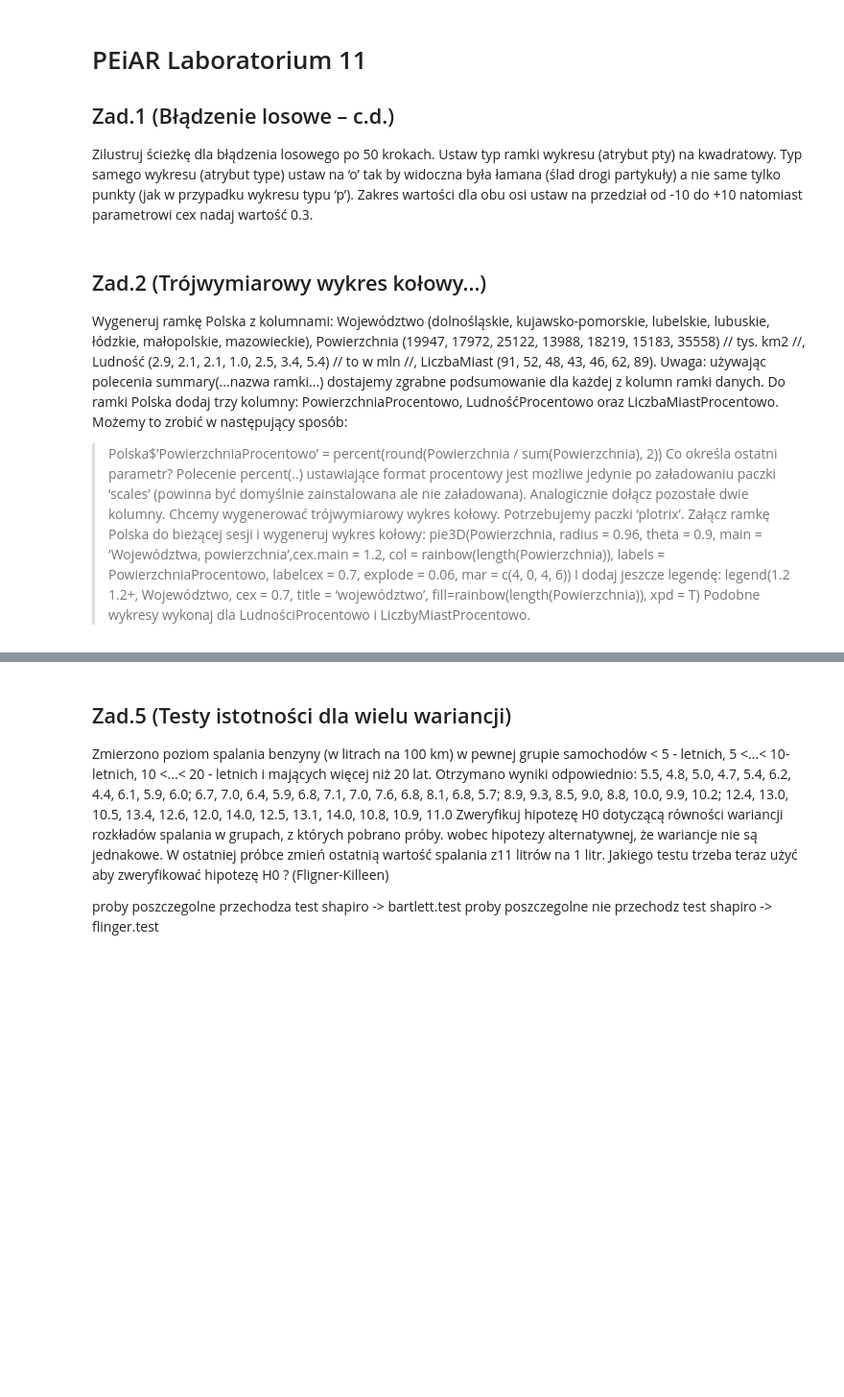
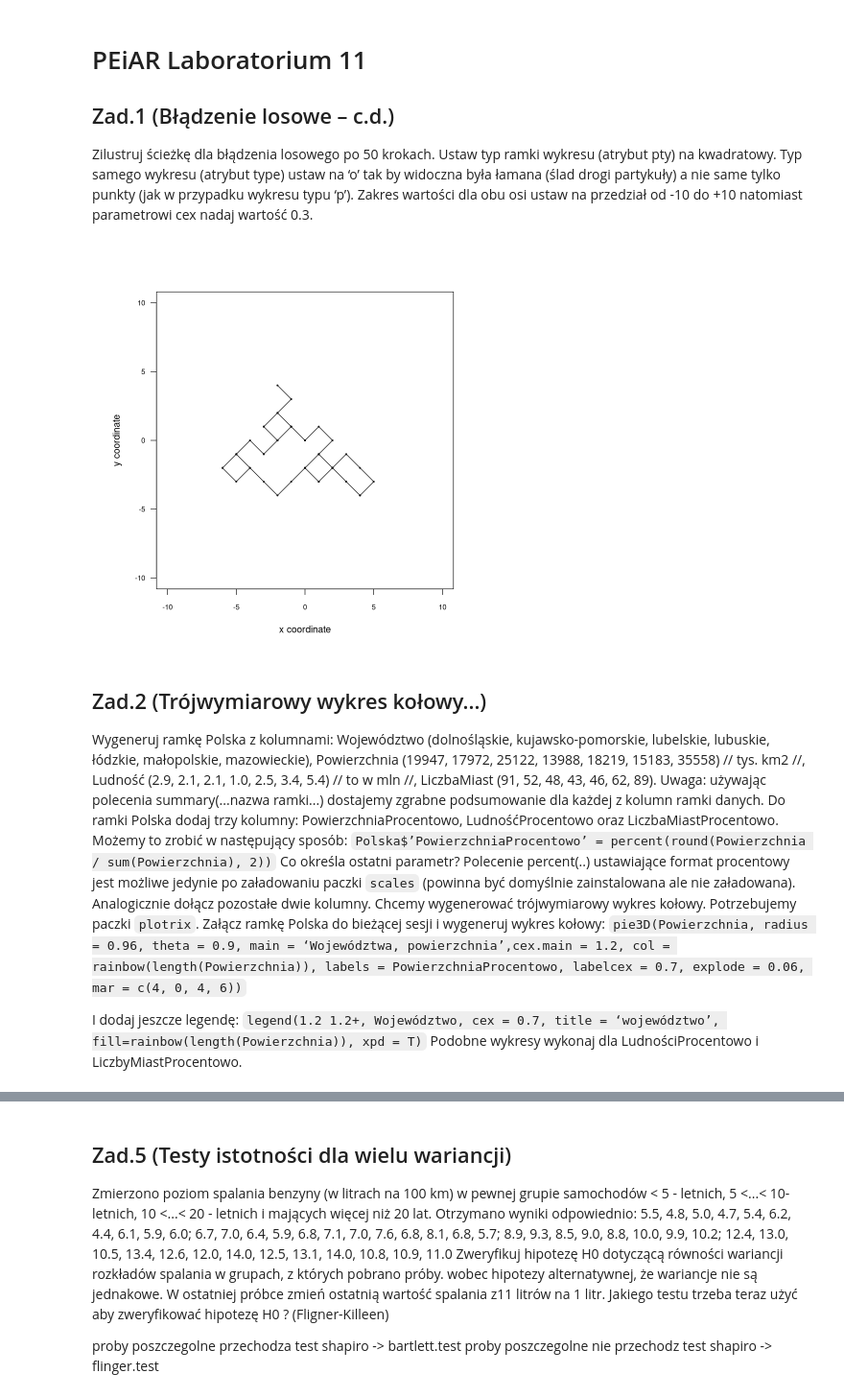
Before and after one commit to 30james00/pollub_R, a Jupyter notebook: Lab11.ipynb, the cells around one changed output, grey strips where cells are left out. Shown at 96% size. Saved outputs shown, nothing was run; the diff lists cells and outputs as text; code cells hidden in the pictures; blank space fills up the shorter version.

```diff
--- a/Lab11.ipynb
+++ b/Lab11.ipynb
@@ -6,6 +6,24 @@ kwadratowy. Typ samego wykresu (atrybut type) ustaw na ‘o’ tak by widoczna b
 drogi partykuły) a nie same tylko punkty (jak w przypadku wykresu typu ‘p’).
 Zakres wartości dla obu osi ustaw na przedział od -10 do +10 natomiast parametrowi cex nadaj
 wartość 0.3.
+# %%
+s1 <- sample(c(-1, 1), 50, replace = TRUE)
+s2 <- sample(c(-1, 1), 50, replace = TRUE)
+
+x <- c(0, cumsum(s1))
+y <- c(0, cumsum(s2))
+
+par(pty = "s")
+plot(x, y,
+  type = "o",
+  xlim = c(-10, 10), ylim = c(-10, 10),
+  xlab = "x coordinate", ylab = "y coordinate",
+  cex.axis = 0.75,
+  cex = 0.3,
+  las = 1
+)
+# %% [output]
+[figure, added]
 # %% [markdown]
 ## Zad.2 (Trójwymiarowy wykres kołowy...)
 Wygeneruj ramkę Polska z kolumnami:
@@ -19,17 +37,18 @@ Uwaga: używając polecenia summary(...nazwa ramki...) dostajemy zgrabne podsumo
 każdej z kolumn ramki danych.
 Do ramki Polska dodaj trzy kolumny: PowierzchniaProcentowo, LudnośćProcentowo oraz
 LiczbaMiastProcentowo. Możemy to zrobić w następujący sposób:
-> Polska$’PowierzchniaProcentowo’ = percent(round(Powierzchnia / sum(Powierzchnia), 2))
+`Polska$’PowierzchniaProcentowo’ = percent(round(Powierzchnia / sum(Powierzchnia), 2))`
 Co określa ostatni parametr?
 Polecenie percent(..) ustawiające format procentowy jest możliwe jedynie po załadowaniu paczki
-‘scales’ (powinna być domyślnie zainstalowana ale nie załadowana).
+`scales` (powinna być domyślnie zainstalowana ale nie załadowana).
 Analogicznie dołącz pozostałe dwie kolumny.
-Chcemy wygenerować trójwymiarowy wykres kołowy. Potrzebujemy paczki ‘plotrix’. Załącz
+Chcemy wygenerować trójwymiarowy wykres kołowy. Potrzebujemy paczki `plotrix`. Załącz
 ramkę Polska do bieżącej sesji i wygeneruj wykres kołowy:
-> pie3D(Powierzchnia, radius = 0.96, theta = 0.9, main = ‘Województwa, powierzchnia’,cex.main
+`pie3D(Powierzchnia, radius = 0.96, theta = 0.9, main = ‘Województwa, powierzchnia’,cex.main
 = 1.2, col = rainbow(length(Powierzchnia)), labels = PowierzchniaProcentowo, labelcex = 0.7,
-explode = 0.06, mar = c(4, 0, 4, 6))
+explode = 0.06, mar = c(4, 0, 4, 6))`
+
 I dodaj jeszcze legendę:
-> legend(1.2 1.2+, Województwo, cex = 0.7, title = ‘województwo’,
-fill=rainbow(length(Powierzchnia)), xpd = T)
+`legend(1.2 1.2+, Województwo, cex = 0.7, title = ‘województwo’,
+fill=rainbow(length(Powierzchnia)), xpd = T)`
 Podobne wykresy wykonaj dla LudnościProcentowo i LiczbyMiastProcentowo.
```
Also changed, not shown: parts of 10 cells of this notebook, 1 other file.
